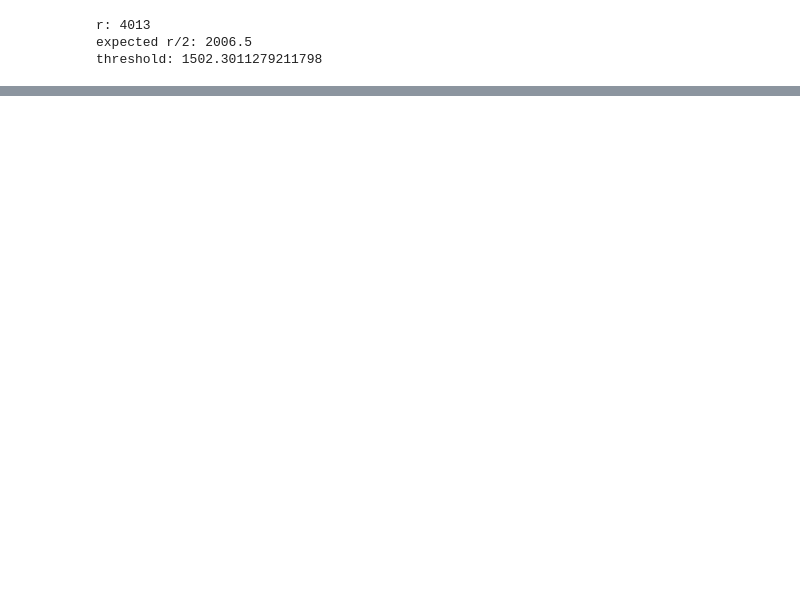
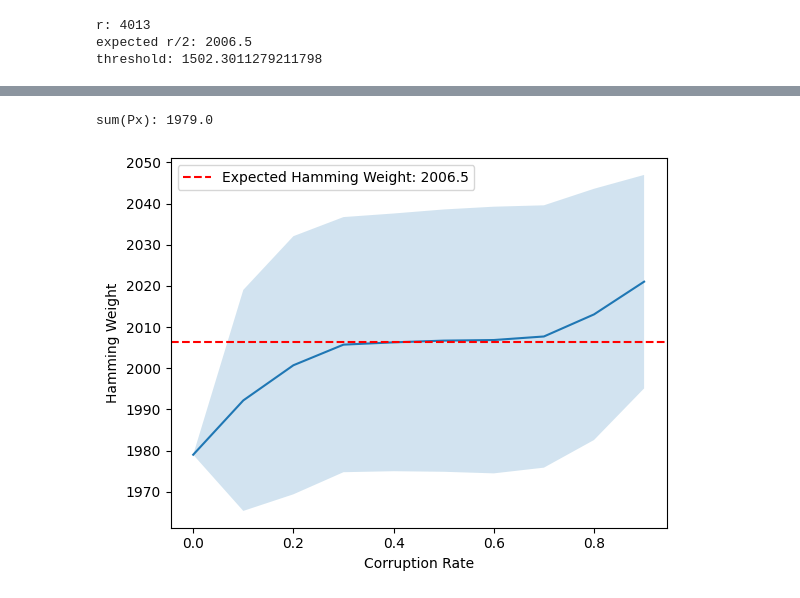
Before and after one commit to lawrencefeng17/PRC-Watermark, a Jupyter notebook: cg24.ipynb, the cells around one changed output, grey strips where cells are left out. Cells and saved outputs as stored; diff of their text form; code cells hidden in the pictures; blank space fills up the shorter version.

```diff
--- a/cg24.ipynb
+++ b/cg24.ipynb
@@ -430,9 +449,10 @@ Px = (P @ binarized_model.prc_codeword) % 2
 # expected r
 parity_check_matrix = binarized_model.decoding_key[1]
 r = parity_check_matrix.shape[0]
+expected_r_2 = r/2
 
 print(f"r: {r}")
-print(f"expected r/2: {r/2}")
+print(f"expected r/2: {expected_r_2}")
 
 # threshold
 threshold = (1/2 - r**(-1/4)) * r
@@ -530,0 +551,37 @@ std: 32.25206870884409
+# %%
+# check PRC codeword
+P = binarized_model.decoding_key[1]
+Px = (P @ binarized_model.prc_codeword) % 2
+print(f"sum(Px): {np.sum(Px)}")
+
+def corrupt_binary_string(s, corruption_rate=0.1):
+    arr = np.array(list(s), dtype=int)
+    mask = np.random.rand(len(arr)) < corruption_rate
+    arr[mask] = 1 - arr[mask]  # flip the bits
+    return ''.join(arr.astype(str))
+
+# add noise to codeword
+corruption_rates = np.arange(0, 1, 0.1)
+hamming_weights = []
+hamming_weights_std = []
+for corruption_rate in corruption_rates:
+    trials = []
+    for i in range(1000):
+        corrupted_codeword = corrupt_binary_string(binarized_model.prc_codeword, corruption_rate)
+        Px = (P @ torch.tensor([int(bit) for bit in corrupted_codeword], dtype=float)) % 2
+        hamming_weight = np.sum(Px)
+        trials.append(hamming_weight)
+    hamming_weights.append(np.mean(trials))
+    hamming_weights_std.append(np.std(trials))
+
+plt.plot(corruption_rates, hamming_weights)
+plt.fill_between(corruption_rates, np.array(hamming_weights) - np.array(hamming_weights_std), np.array(hamming_weights) + np.array(hamming_weights_std), alpha=0.2)
+# add horizontal line at expected r/2
+plt.axhline(y=expected_r_2, color='r', linestyle='--', label=f'Expected Hamming Weight: {expected_r_2}')
+plt.xlabel("Corruption Rate")
+plt.ylabel("Hamming Weight")
+plt.legend()
+plt.show()
+# %% [output]
+sum(Px): 1979.0
+[figure, added]
```
Also changed, not shown: parts of 12 cells of this notebook, 19 other files.
